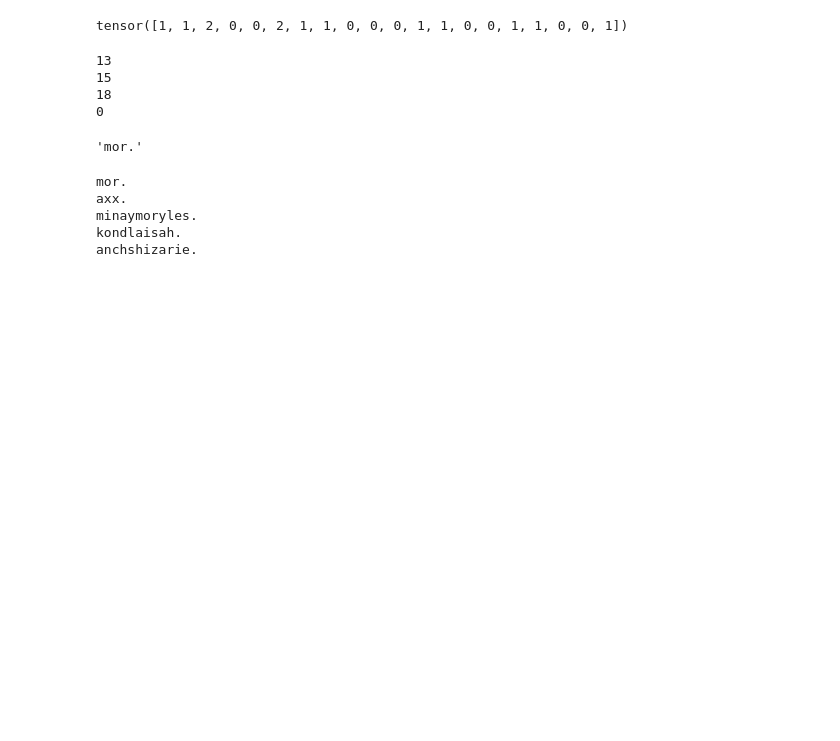
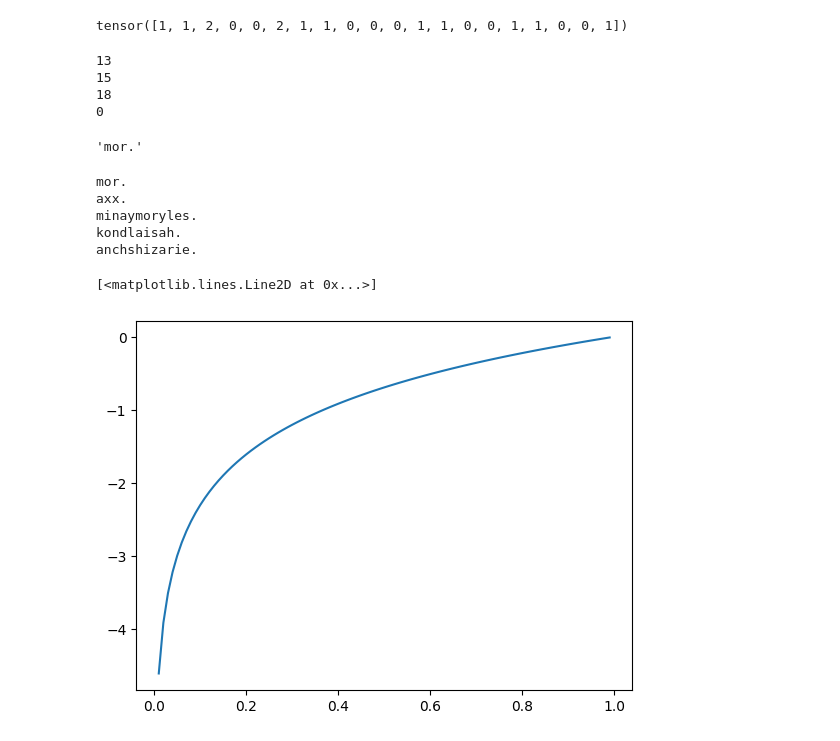
Before and after one commit to adamj34/neural_nets_AK, a Jupyter notebook: micrograd/makemore/makemore_naive.ipynb, the cells around one changed output. Saved outputs shown, nothing was run; the diff lists cells and outputs as text; code cells hidden in the pictures; blank space fills up the shorter version.

```diff
--- a/micrograd/makemore/build_makemore.ipynb
+++ b/micrograd/makemore/makemore_naive.ipynb
@@ -213,0 +225,6 @@ anchshizarie.
+# %%
+import numpy as np
+plt.plot(np.arange(0,1,0.01), np.log(np.arange(0,1,0.01)))
+# %% [output]
+[<matplotlib.lines.Line2D at 0x...>]
+[figure, added]
```
Also changed, not shown: parts of 4 cells of this notebook, 1 other file.
